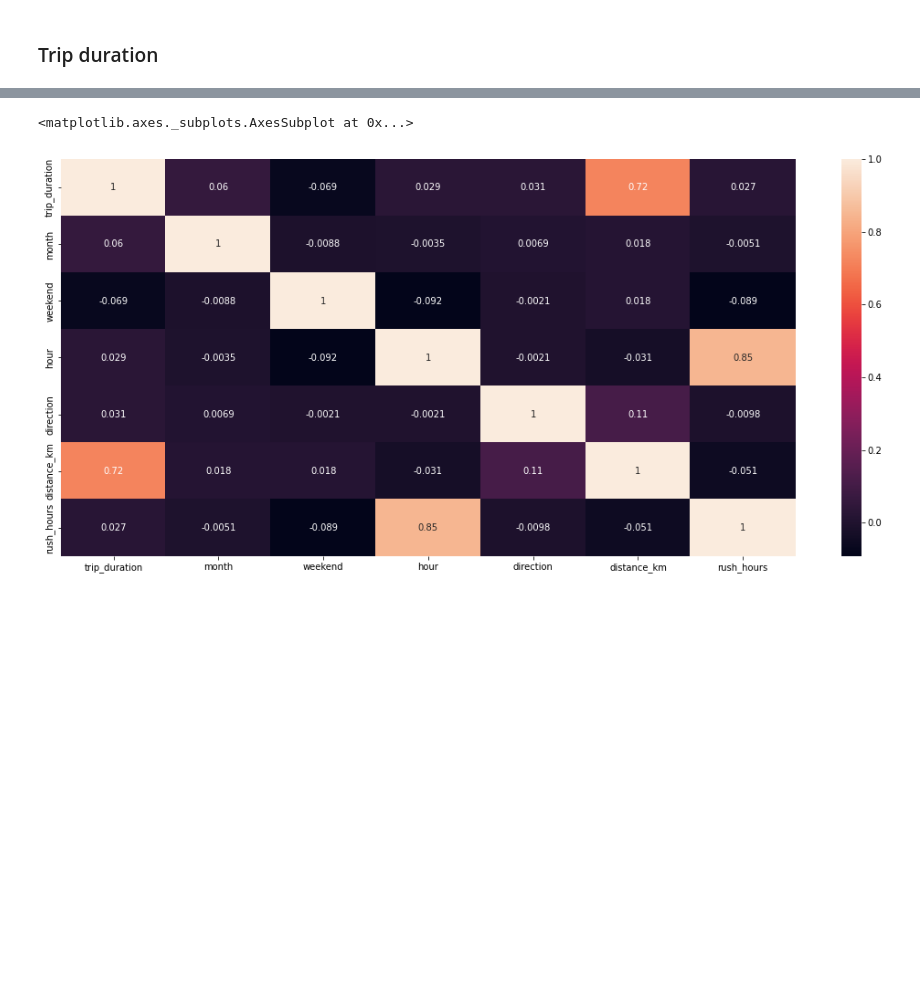
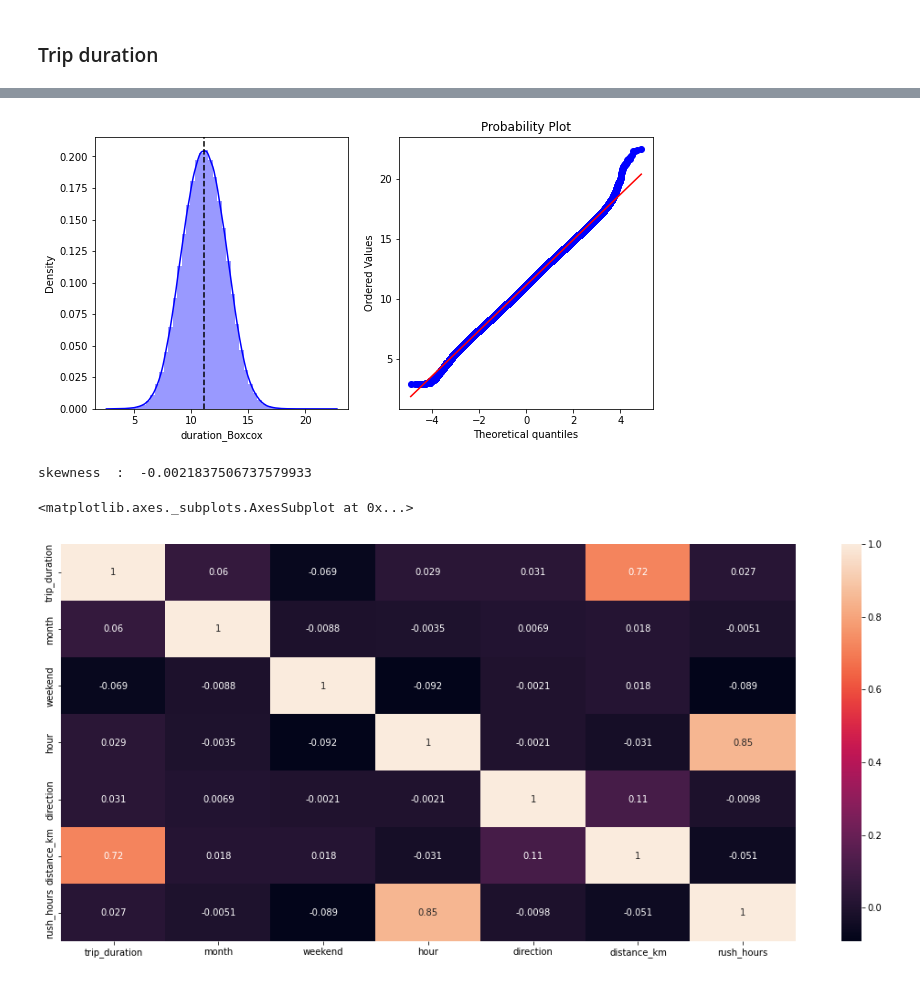
Before and after one commit to GaikwadSandesh/NYC_taxi_prediction, a Jupyter notebook: NYC_taxi_Prediction.ipynb, the cells around one changed output, grey strips where cells are left out. Cells and saved outputs as stored; diff of their text form; code cells hidden in the pictures; blank space fills up the shorter version.

```diff
--- a/NYC_taxi_Prediction.ipynb
+++ b/NYC_taxi_Prediction.ipynb
@@ -354,5 +365,8 @@ def normality(data,feature):
 # %%
-# normality(df , 'duration_Boxcox')
+normality(df , 'duration_Boxcox')
+# %% [output]
+[figure, added]
+skewness  :  -0.0021837506737579933
 # %%
 # correlation
 plt.figure(figsize = (18,8))
```
Also changed, not shown: parts of 33 cells of this notebook.
